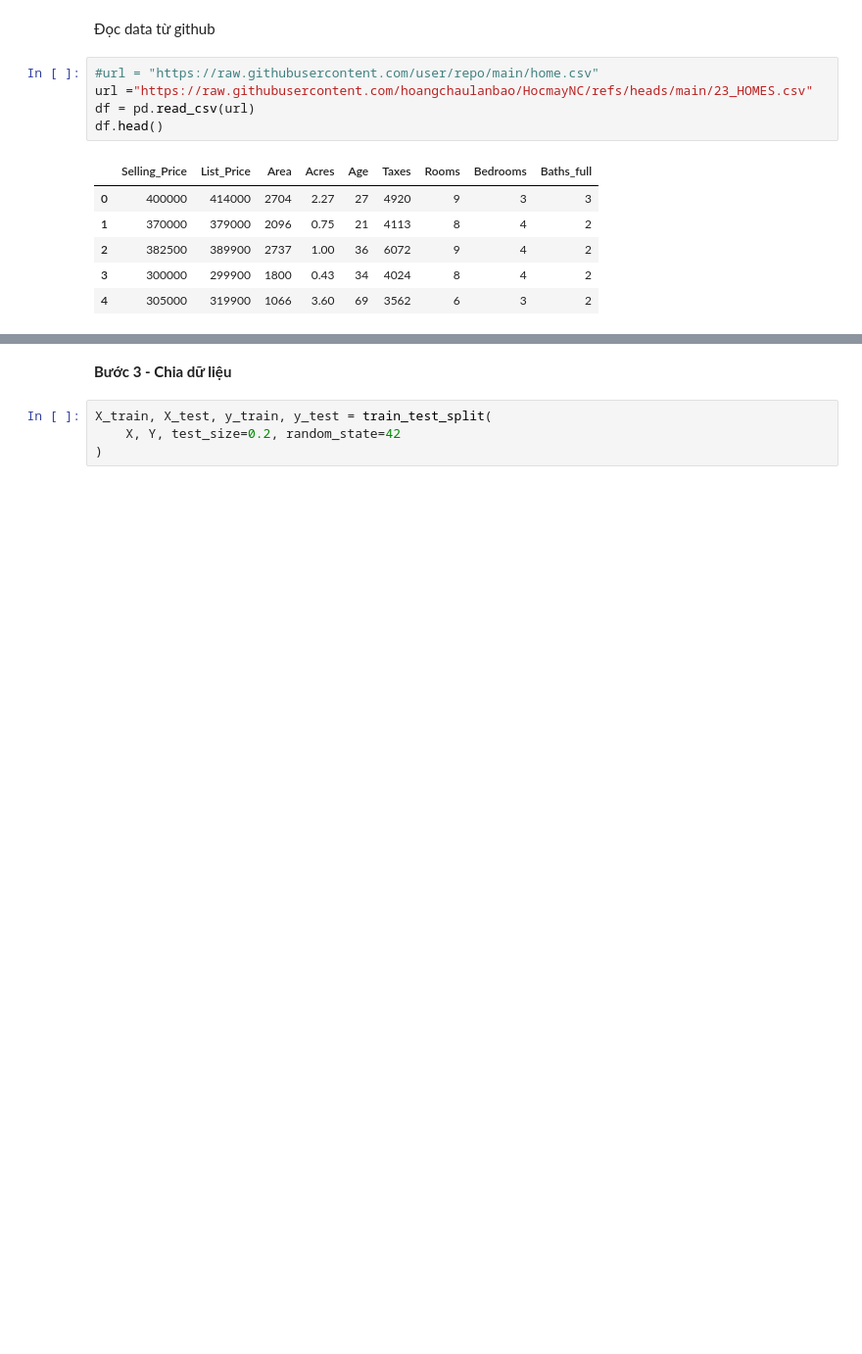
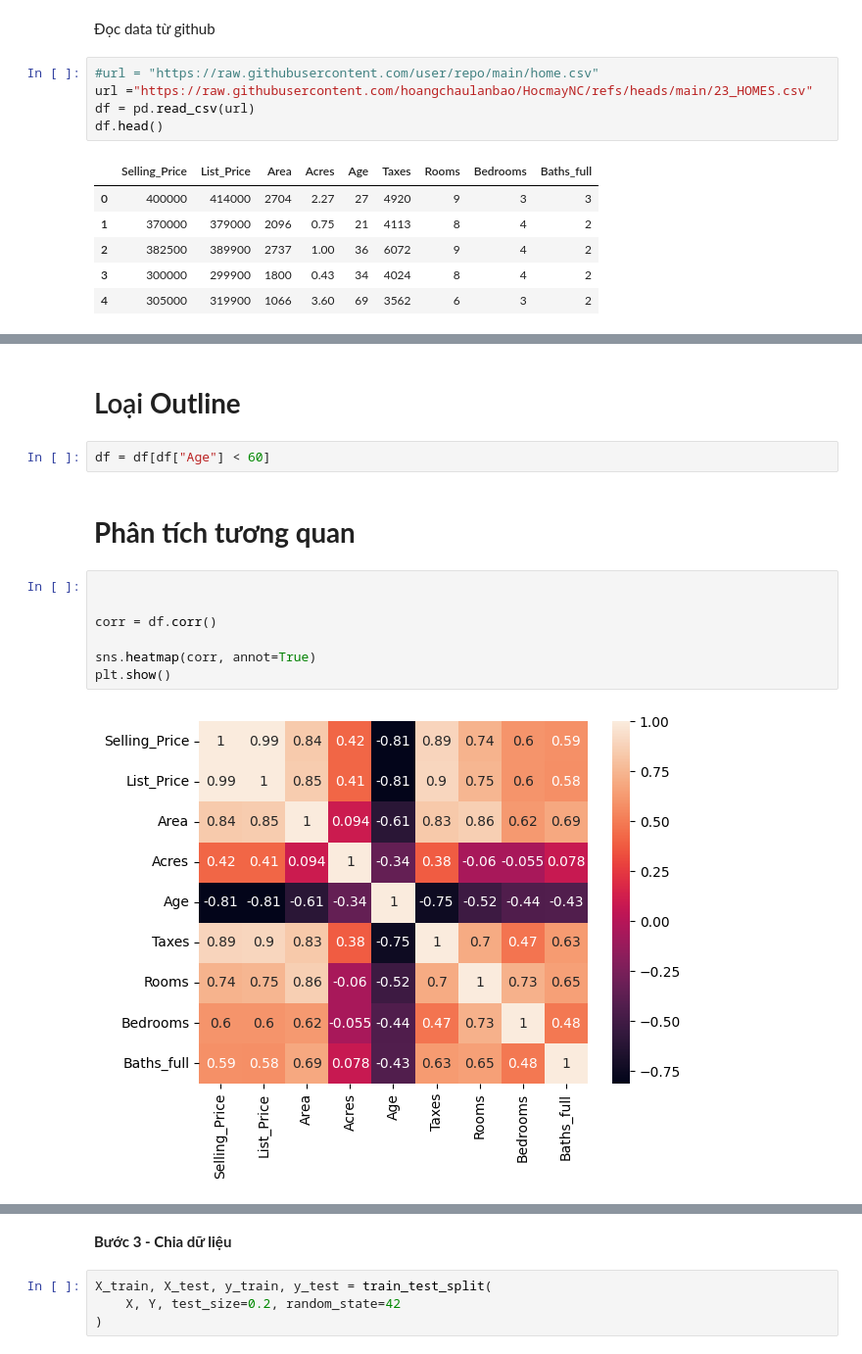
Before and after one commit to hoangchaulanbao/HocmayNC, a Jupyter notebook: HMNC_Linear_Regression.ipynb, the cells around one changed output, grey strips where cells are left out. Shown at 98% size. Cells and saved outputs as stored; diff of their text form; blank space fills up the shorter version.

```diff
--- a/HMNC_Linear_Regression.ipynb
+++ b/HMNC_Linear_Regression.ipynb
@@ -52,0 +73,15 @@ my_data.shape
+# %% [markdown]
+# Loại **Outline**
+# %%
+df = df[df["Age"] < 60]
+# %% [markdown]
+# **Phân tích tương quan**
+# %%
+
+
+corr = df.corr()
+
+sns.heatmap(corr, annot=True)
+plt.show()
+# %% [output]
+[figure, added]
```
Also changed, not shown: parts of 14 cells of this notebook.
